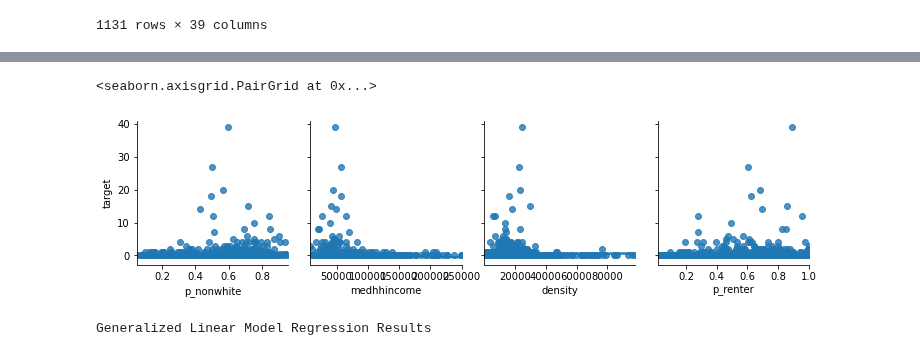
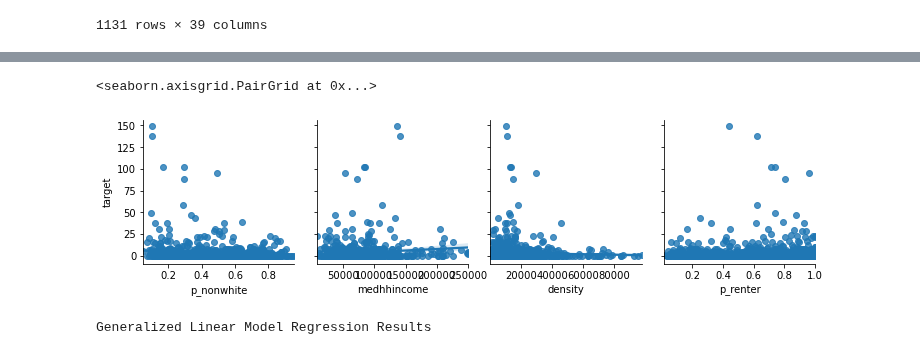
Before and after one commit to CityOfLosAngeles/planning-entitlements, a Jupyter notebook: notebooks/entitlement-regression.ipynb, the cells around one changed output, grey strips where cells are left out. Drawn from its saved outputs; the diff is of its cells as text; code cells hidden in the pictures.

```diff
--- a/notebooks/entitlement-regression.ipynb
+++ b/notebooks/entitlement-regression.ipynb
@@ -109,11 +81,11 @@ pcts_suffixes = pcts_suffixes[~pcts_suffixes.CASE_ID.isin(big_cases.index)]
 # Our first pass at analyzing entitlements is to count the number
 # of cases for each census tract, to see which kinds of entitlements
 # are being applied for in which types of census tract:
-entitlement = (pcts_suffixes
+entitlement_counts = (pcts_suffixes
     .groupby(["GEOID", "suffix", "CASE_YR_NBR"])
     .size()
-    .to_frame("count")
+    .to_frame("n")
 ).reset_index(level=1).reset_index(level=1).rename(columns={"CASE_YR_NBR": "year"})
-entitlement = entitlement.assign(
-    year=entitlement.year.astype("Int64")
+entitlement_counts = entitlement_counts.assign(
+    year=entitlement_counts.year.astype("Int64")
 )
@@ -138,8 +110,9 @@ entitlement
 start_year = 2010
 end_year = 2019
 
-year_condition = entitlement.year > start_year
+year_condition = entitlement_counts.year > start_year
 
-entitlement_subset = entitlement[year_condition]
-most_common_entitlements = entitlement_subset[["suffix", "count"]].groupby("suffix").sum()
-include_entitlements = most_common_entitlements.sort_values("count", ascending=False).head(30).index
+entitlement_subset = entitlement_counts[year_condition]
+most_common_entitlements = entitlement_subset[["suffix", "n"]].groupby("suffix").sum()
+include_entitlements = most_common_entitlements.sort_values("n", ascending=False).head(30).index
+include_entitlements
@@ -146,7 +124,7 @@ include_entitlements = most_common_entitlements.sort_values("count", ascending=F
 # %%
-entitlement_counts = entitlement_subset.pivot_table(
+entitlements = entitlement_subset.pivot_table(
     index=entitlement_subset.index,
-    values="count",
+    values="n",
     columns="suffix",
     aggfunc="sum",
 ).filter(
@@ -155,7 +150,7 @@ entitlement_counts = entitlement_subset.pivot_table(
 # %%
 joined = pandas.merge(
     census.dropna().set_index("GEOID"),
-    entitlement_counts,
+    entitlements,
     how="left",
     left_index=True,
     right_index=True,
@@ -281,14 +285,13 @@ fig.savefig("entitlements.png")
 # %%
-target = "MA"
+import seaborn
+target = "GPA"
 df = joined[cols].assign(target=(
     joined[target]
-)
-    #/(parcel_counts.reindex(joined.index).fillna(0)["count"]/1000)).replace([-np.inf, np.inf], np.nan).fillna(0)
-)
+))
 seaborn.pairplot(df, y_vars=["target"], x_vars=cols, kind="reg")
 # %% [output]
 <seaborn.axisgrid.PairGrid at 0x...>
-[figure, old version]
+[figure, new version]
 # %%
 target = "TOC"
 model = sm.GLM(joined[target], joined["medhhincome"], family=sm.families.Poisson())
```
Also changed, not shown: parts of 15 cells of this notebook.
